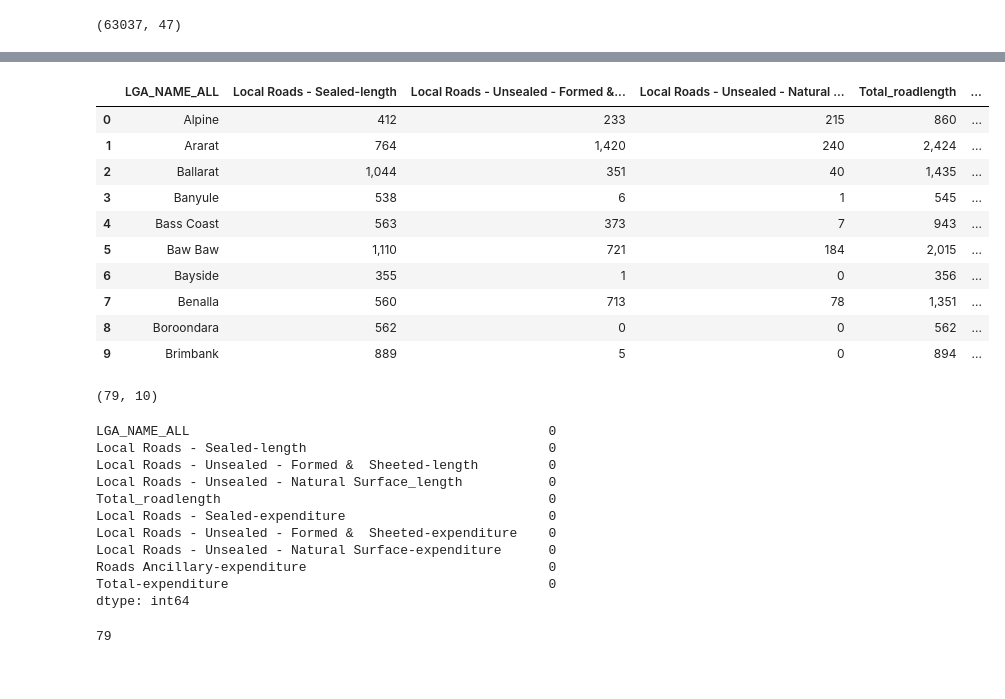
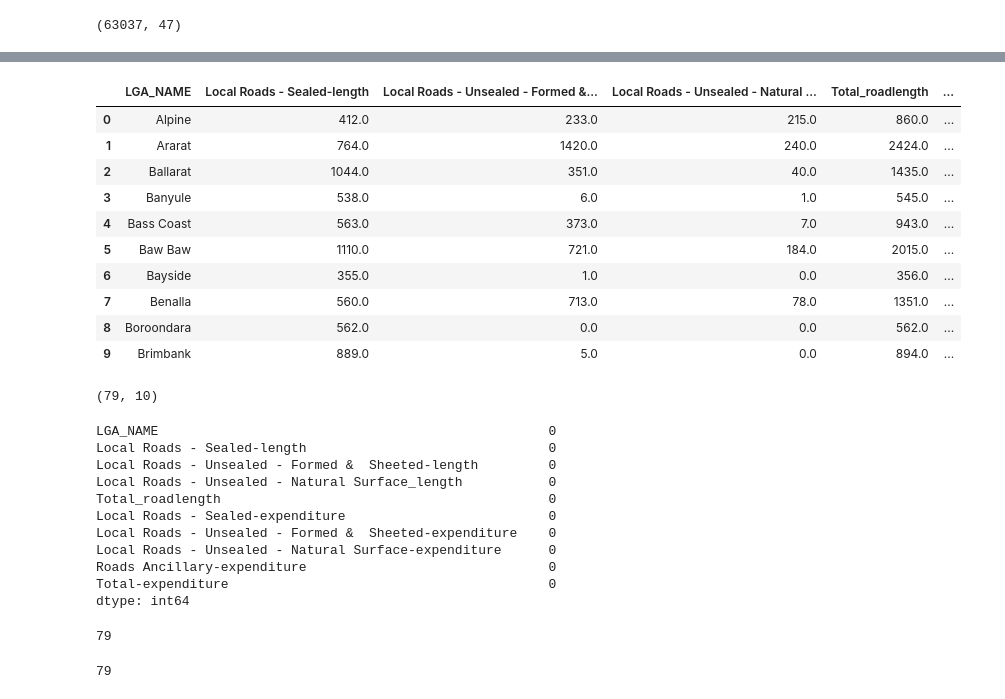
Before and after one commit to Jamie-GiHu/Turqoise-Bears-Project-Repo, a Jupyter notebook: Vic_Crash_analysis.ipynb, the cells around one changed output, grey strips where cells are left out. Cells and saved outputs as stored; diff of their text form; code cells hidden in the pictures.

```diff
--- a/Vic_Crash_analysis.ipynb
+++ b/Vic_Crash_analysis.ipynb
@@ -88,20 +88,20 @@ crash_data.sample(10)
 10 rows × 47 columns
 # %%
 #load local government expenditure data, skip first row
-localgov = pd.read_csv("C:/Users/racha/Documents/bootcamp_assignments/Turqoise-Bears-Project-Repo/Resources/lge_cleanfile.csv", skiprows = 1)
+localgov = pd.read_csv("Resources/lge_cleanfile.csv", skiprows = 1)
 localgov.head(10)
 # %% [output]
-|  | LGA_NAME_ALL | Local Roads - Sealed-length | Local Roads - Unsealed - Formed &... | Local Roads - Unsealed - Natural ... | Total_roadlength | ... |
-| 0 | Alpine | 412 | 233 | 215 | 860 | ... |
-| 1 | Ararat | 764 | 1,420 | 240 | 2,424 | ... |
-| 2 | Ballarat | 1,044 | 351 | 40 | 1,435 | ... |
-| 3 | Banyule | 538 | 6 | 1 | 545 | ... |
-| 4 | Bass Coast | 563 | 373 | 7 | 943 | ... |
-| 5 | Baw Baw | 1,110 | 721 | 184 | 2,015 | ... |
-| 6 | Bayside | 355 | 1 | 0 | 356 | ... |
-| 7 | Benalla | 560 | 713 | 78 | 1,351 | ... |
-| 8 | Boroondara | 562 | 0 | 0 | 562 | ... |
-| 9 | Brimbank | 889 | 5 | 0 | 894 | ... |
+|  | LGA_NAME | Local Roads - Sealed-length | Local Roads - Unsealed - Formed &... | Local Roads - Unsealed - Natural ... | Total_roadlength | ... |
+| 0 | Alpine | 412.0 | 233.0 | 215.0 | 860.0 | ... |
+| 1 | Ararat | 764.0 | 1420.0 | 240.0 | 2424.0 | ... |
+| 2 | Ballarat | 1044.0 | 351.0 | 40.0 | 1435.0 | ... |
+| 3 | Banyule | 538.0 | 6.0 | 1.0 | 545.0 | ... |
+| 4 | Bass Coast | 563.0 | 373.0 | 7.0 | 943.0 | ... |
+| 5 | Baw Baw | 1110.0 | 721.0 | 184.0 | 2015.0 | ... |
+| 6 | Bayside | 355.0 | 1.0 | 0.0 | 356.0 | ... |
+| 7 | Benalla | 560.0 | 713.0 | 78.0 | 1351.0 | ... |
+| 8 | Boroondara | 562.0 | 0.0 | 0.0 | 562.0 | ... |
+| 9 | Brimbank | 889.0 | 5.0 | 0.0 | 894.0 | ... |
 # %%
 #check dimensions
 localgov.shape
@@ -111,7 +111,7 @@ localgov.shape
 #check null values
 localgov.isnull().sum()
 # %% [output]
-LGA_NAME_ALL                                              0
+LGA_NAME                                                  0
 Local Roads - Sealed-length                               0
 Local Roads - Unsealed - Formed &  Sheeted-length         0
 Local Roads - Unsealed - Natural Surface_length           0
@@ -130,5 +129,6 @@ crash_data["LGA_NAME"].nunique()
 79
 # %%
 #unique lGA names on local gov dataset
-localgov["LGA_NAME_ALL"].nunique()
-localgov["LGA_NAME_ALL"].value_counts()
+localgov["LGA_NAME"].nunique()
+# %% [output]
+79
```
Also changed, not shown: parts of 19 cells of this notebook.
